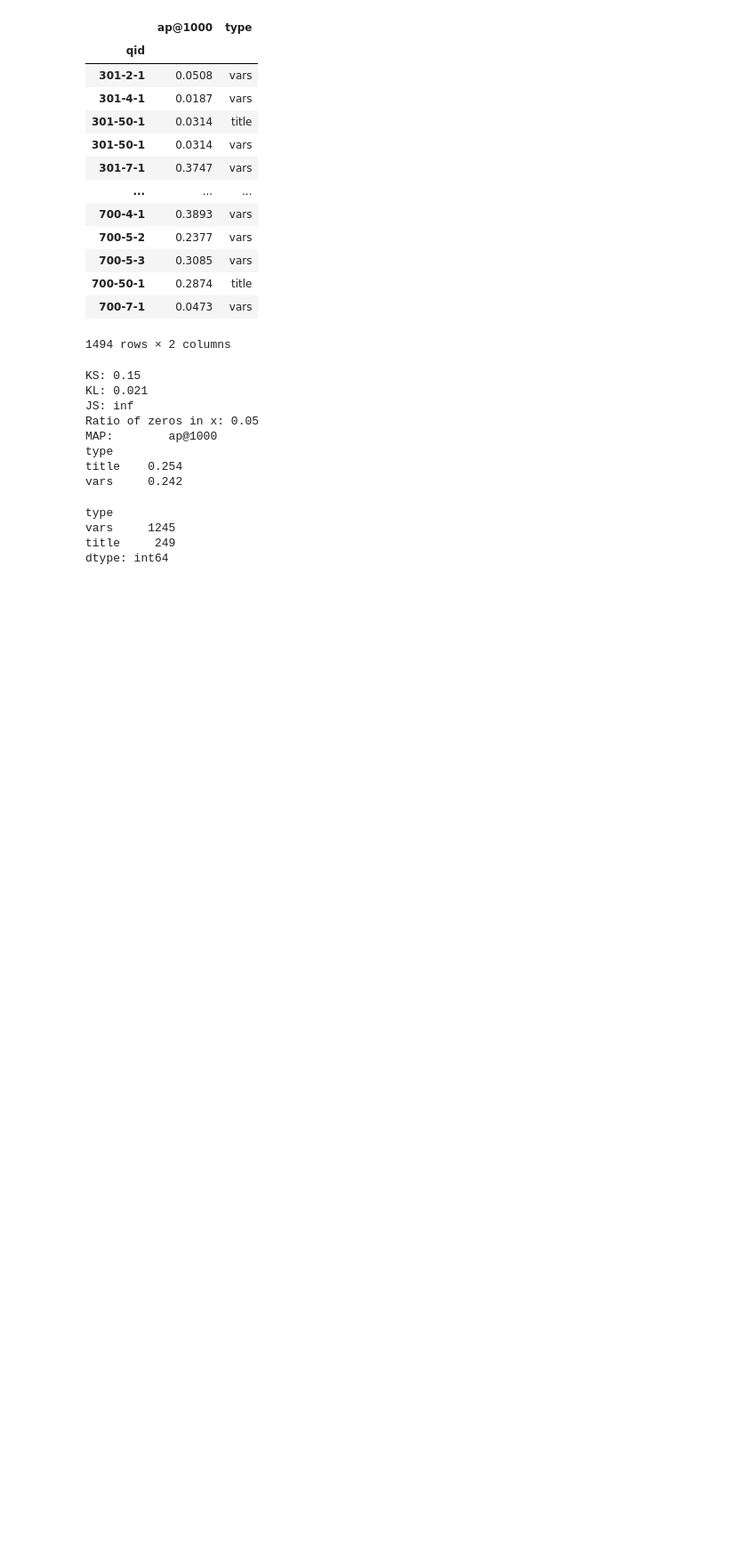
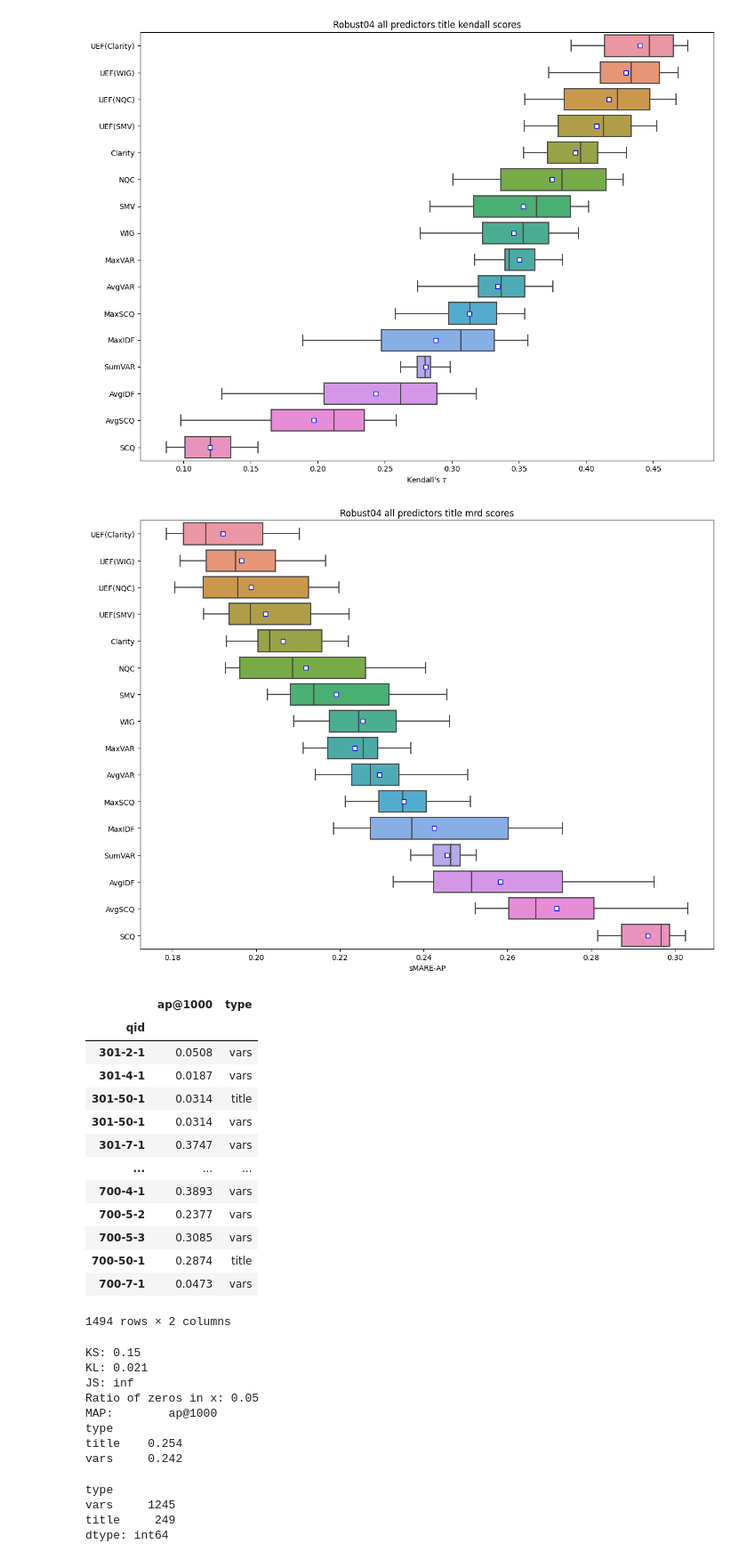
Before and after one commit to Zendelo/cs-qpp, a Jupyter notebook: SARE-plots.ipynb, the cells around one changed output. Shown at 89% size. Saved outputs shown, nothing was run; the diff lists cells and outputs as text; code cells hidden in the pictures; blank space fills up the shorter version.

```diff
--- a/SARE-plots.ipynb
+++ b/SARE-plots.ipynb
@@ -134,3 +217,61 @@ plt.close()
+# %%
+def eval_methods_analysis(corpus='robust04', predictors_type='all', queries_group='title', save_figure=True):
+    meanprops = {"marker": "s", "markerfacecolor": "white", "markeredgecolor": "blue"}
+    # sns.set(font='serif', context='poster', style="whitegrid")
+    corr_file = 'data/thesis/robust04_all_title_kendall_scores.pkl'
+    smare_file = 'data/thesis/robust04_all_title_mrd_scores.pkl'
+    corr_df = pd.read_pickle(corr_file).rename(PlotNames)
+    smare_df = pd.read_pickle(smare_file).rename(PlotNames)
+    _cdf = corr_df.T.melt(var_name='predictor', value_name='Correlation')
+    _rdf = smare_df.T.melt(var_name='predictor', value_name='sMARE')
+    fig, ax = plt.subplots(figsize=(12, 9))
+    if save_figure:
+        title = None
+        file_name = f'{corpus}_{predictors_type}_predictors_{queries_group}_kendall_scores.pdf'
+    else:
+        title = f'{corpus}_{predictors_type}_predictors_{queries_group}_kendall_scores'.replace('_', ' ').capitalize()
+    sns.boxplot(x='Correlation', y='predictor', data=_cdf, order=corr_df.median(1).sort_values(ascending=False).index,
+                ax=ax, showmeans=True, meanprops=meanprops)
+    plt.title(title)
+    plt.ylabel(None)
+    plt.xlabel("Kendall's $\\tau$")
+    plt.tight_layout()
+    if save_figure:
+        plt.savefig(file_name)
+        plt.close()
+    else:
+        plt.show()
+    if save_figure:
+        title = None
+        file_name = f'{corpus}_{predictors_type}_predictors_{queries_group}_mrd_scores.pdf'
+    else:
+        title = f'{corpus}_{predictors_type}_predictors_{queries_group}_mrd_scores'.replace('_', ' ').capitalize()
+    fig, ax = plt.subplots(figsize=(12, 9))
+    sns.boxplot(x='sMARE', y='predictor', data=_rdf, order=smare_df.median(1).sort_values(ascending=True).index, ax=ax,
+                showmeans=True, meanprops=meanprops)
+    plt.title(title)
+    plt.xlabel('sMARE-AP')
+    plt.ylabel(None)
+    plt.tight_layout()
+    if save_figure:
+        plt.savefig(file_name)
+        plt.close()
+    else:
+        plt.show()
+    # print(stats.f_oneway(*corr_df.values))
+    # _df = pd.concat([_cdf.assign(type='sMARE'), _rdf.assign(type='Correlation')])
+    # sns.catplot('value', 'predictor', col='type', kind='box', data=_df, order=corr_df.median(1).sort_values().index)
+    # print(stats.f_oneway(*smare_df.to_numpy()))
+
+
+plt.rcParams.update(plt.rcParamsDefault)
+# plt.rcParams.update(thesis_fmt)
+
+
+# eval_methods_analysis(save_figure=False)
+# %% [output]
+[figure, added]
+[figure, added]
 # %%
 # my_statistic = lambda x, y: stats.kendalltau(x, y).statistic
 def my_statistic(x, y):
```
Also changed, not shown: parts of 5 cells of this notebook.
